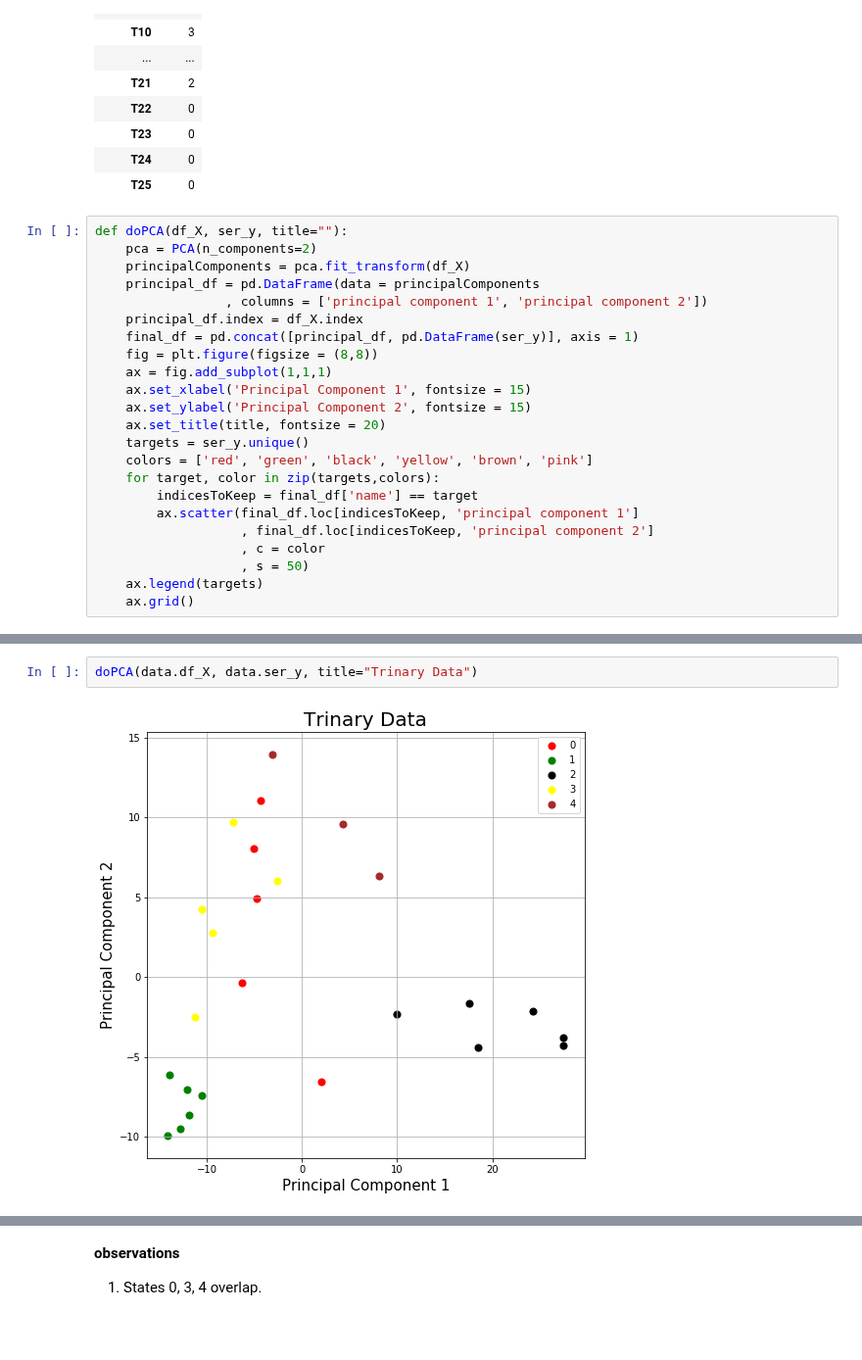
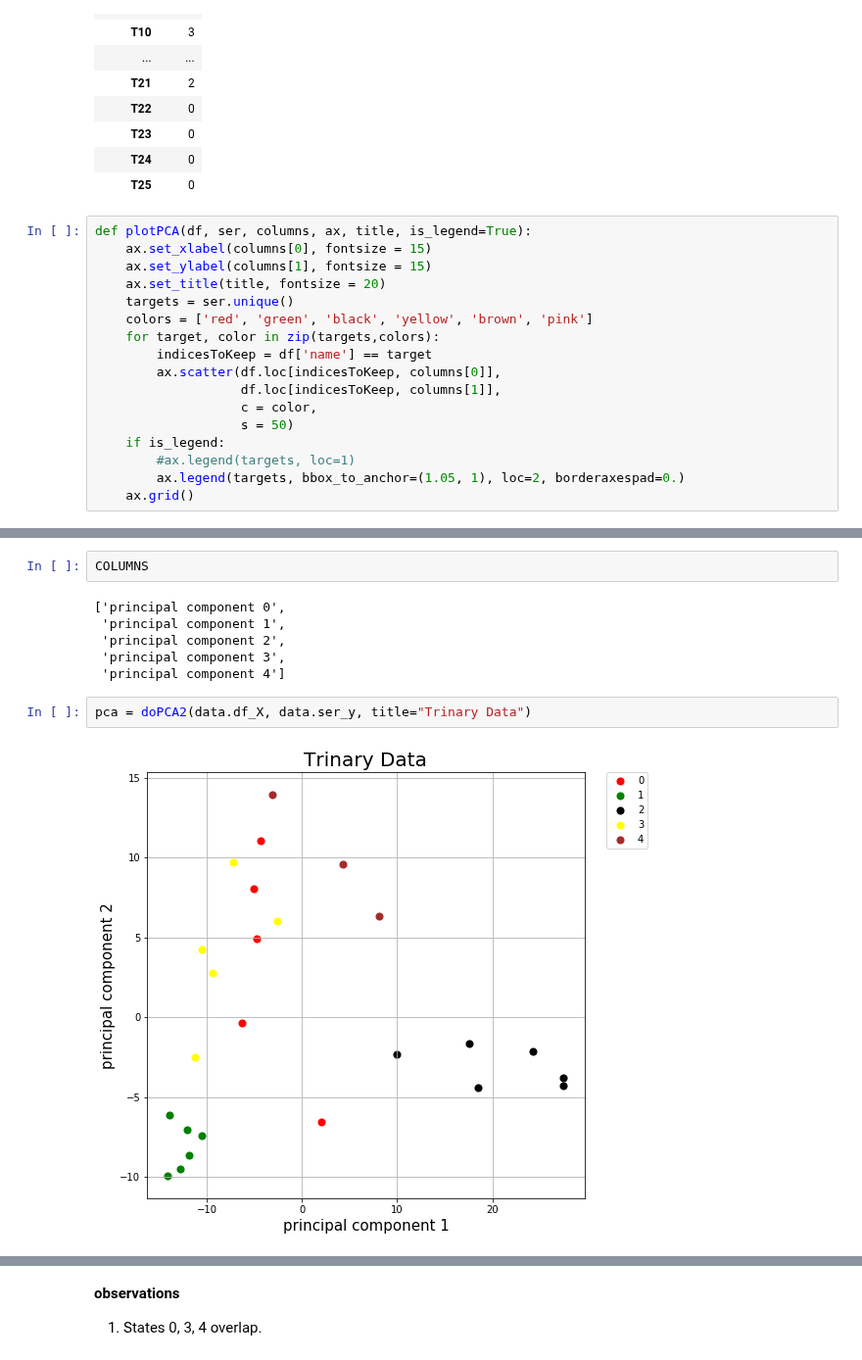
Before and after one commit to uwescience/old_xstate, a Jupyter notebook: notebooks/PCA Analysis.ipynb, the cells around one changed output, grey strips where cells are left out. Shown at 98% size. Cells and saved outputs as stored; diff of their text form; blank space fills up the shorter version.

```diff
--- a/notebooks/PCA Analysis.ipynb
+++ b/notebooks/PCA Analysis.ipynb
@@ -49,25 +49,19 @@ pd.DataFrame(data.ser_y)
 | T24 | 0 |
 | T25 | 0 |
 # %%
-def doPCA(df_X, ser_y, title=""):
-    pca = PCA(n_components=2)
-    principalComponents = pca.fit_transform(df_X)
-    principal_df = pd.DataFrame(data = principalComponents
-                 , columns = ['principal component 1', 'principal component 2'])
-    principal_df.index = df_X.index
-    final_df = pd.concat([principal_df, pd.DataFrame(ser_y)], axis = 1)
-    fig = plt.figure(figsize = (8,8))
-    ax = fig.add_subplot(1,1,1)
-    ax.set_xlabel('Principal Component 1', fontsize = 15)
-    ax.set_ylabel('Principal Component 2', fontsize = 15)
+def plotPCA(df, ser, columns, ax, title, is_legend=True):
+    ax.set_xlabel(columns[0], fontsize = 15)
+    ax.set_ylabel(columns[1], fontsize = 15)
     ax.set_title(title, fontsize = 20)
-    targets = ser_y.unique()
+    targets = ser.unique()
     colors = ['red', 'green', 'black', 'yellow', 'brown', 'pink']
     for target, color in zip(targets,colors):
-        indicesToKeep = final_df['name'] == target
-        ax.scatter(final_df.loc[indicesToKeep, 'principal component 1']
-                   , final_df.loc[indicesToKeep, 'principal component 2']
-                   , c = color
-                   , s = 50)
-    ax.legend(targets)
+        indicesToKeep = df['name'] == target
+        ax.scatter(df.loc[indicesToKeep, columns[0]],
+                   df.loc[indicesToKeep, columns[1]],
+                   c = color,
+                   s = 50)
+    if is_legend:
+        #ax.legend(targets, loc=1)
+        ax.legend(targets, bbox_to_anchor=(1.05, 1), loc=2, borderaxespad=0.)
     ax.grid()
@@ -74,4 +120,12 @@ def doPCA(df_X, ser_y, title=""):
+# %%
+COLUMNS
+# %% [output]
+['principal component 0',
+ 'principal component 1',
+ 'principal component 2',
+ 'principal component 3',
+ 'principal component 4']
 # %%
-doPCA(data.df_X, data.ser_y, title="Trinary Data")
+pca = doPCA2(data.df_X, data.ser_y, title="Trinary Data")
 # %% [output]
-[figure, old version]
+[figure, new version]
```
Also changed, not shown: parts of 12 cells of this notebook, 1 other file.
